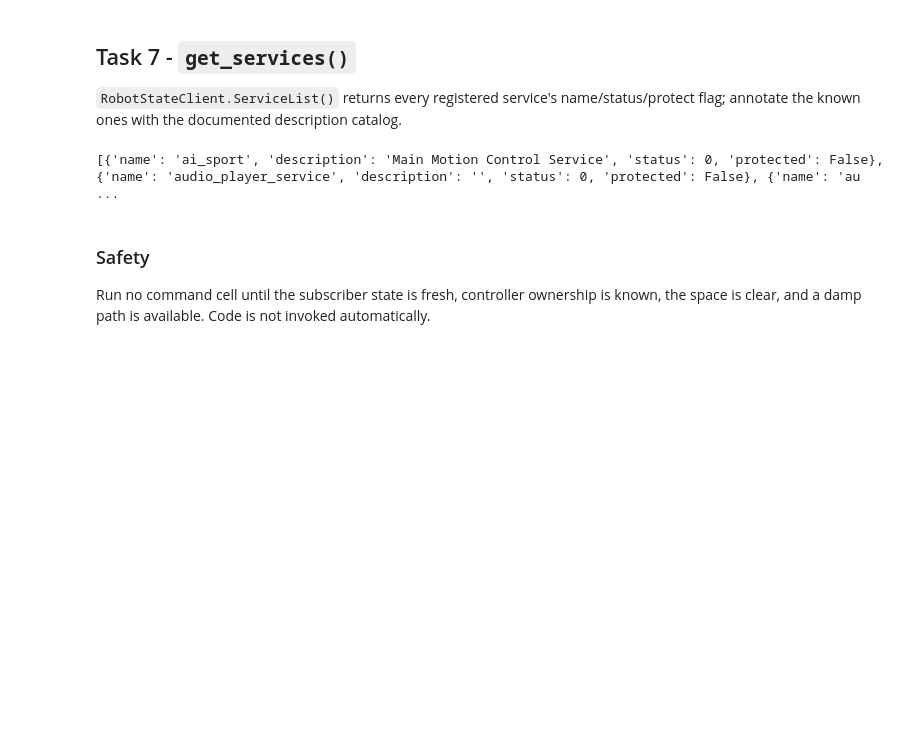
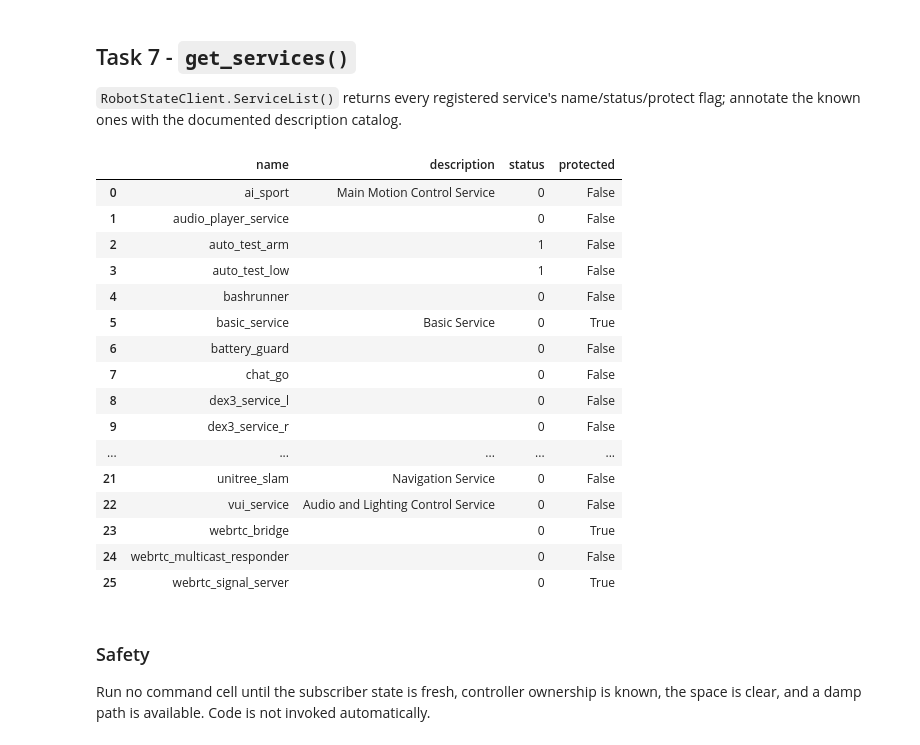
Before and after one commit to AhmedGalaiEF/ef_ws, a Jupyter notebook: g1/academy/solved/task4_robot_state_observation.ipynb, the cells around one changed output. Saved outputs shown, nothing was run; the diff lists cells and outputs as text; code cells hidden in the pictures; blank space fills up the shorter version.

```diff
--- a/g1/academy/solved/task4_robot_state_observation.ipynb
+++ b/g1/academy/solved/task4_robot_state_observation.ipynb
@@ -4,7 +4,13 @@
 ## Introduction
 This task builds the dictionary-based state readers described in `notes.txt` section 2: `get_lowstate`, `get_odommodestate`, `get_battery`, `get_slam_info`, `get_occupancygrid`, `get_rgbd`, and `get_services`. Each one wraps a native subscriber or SDK client and normalizes the result into a plain dictionary, so higher-level tasks never touch raw DDS message layouts directly. This notebook is self-contained: it repeats the `ensure_channel_factory`/`Latest` helpers from Task 2 so it can run on its own.
 # %%
+import json
 import time
+
+import numpy as np
+import pandas as pd
+import matplotlib.pyplot as plt
+from IPython.display import display
 from unitree_sdk2py.core.channel import ChannelFactoryInitialize, ChannelSubscriber
 from unitree_sdk2py.idl.unitree_hg.msg.dds_ import LowState_
 
@@ -23,6 +29,7 @@ ensure_channel_factory(0, "eth0")
 
 class Latest:
     def __init__(self, topic, message_type, queue_len=10):
+        self.topic = str(topic)
         self.message = None
         self.timestamp = 0.0
         self.subscriber = ChannelSubscriber(topic, message_type)
@@ -32,6 +39,39 @@ class Latest:
         self.timestamp = time.time()
     def fresh(self, max_age_s=0.5):
         return self.message is not None and time.time() - self.timestamp <= max_age_s
+
+def wait_for_latest(latest, timeout_s=3.0, max_age_s=1.0):
+    deadline = time.time() + max(0.0, float(timeout_s))
+    while time.time() < deadline:
+        if latest.fresh(max_age_s=max_age_s):
+            return latest.message
+        time.sleep(0.05)
+    return latest.message if latest.message is not None else None
+
+def status_frame(name, value=None):
+    return pd.DataFrame([{"name": name, "value": value, "status": "no data received"}])
+
+def normalize_record(record):
+    try:
+        normalizer = pd.json_normalize
+    except AttributeError:
+        try:
+            from pandas.io.json import json_normalize as normalizer
+        except ImportError:
+            normalizer = None
+    if normalizer is not None:
+        return normalizer(record)
+    return pd.DataFrame([record])
+
+def display_record(record, name="result"):
+    if record is None:
+        display(status_frame(name))
+    elif isinstance(record, list):
+        display(pd.DataFrame(record))
+    elif isinstance(record, dict):
+        display(normalize_record(record))
+    else:
+        display(pd.DataFrame([{"name": name, "value": record}]))
 # %% [markdown]
 ## Task 1 - `get_lowstate()`
 Joint positions/velocities/torques and IMU fields, read from the cached `rt/lowstate` message.
@@ -220,31 +390,47 @@ frame = get_rgbd()
 # %%
 try:
     from unitree_sdk2py.b2.robot_state.robot_state_client import RobotStateClient
 except ImportError:
     from unitree_sdk2py.go2.robot_state.robot_state_client import RobotStateClient
 
 robot_state_client = RobotStateClient()
 robot_state_client.SetTimeout(5.0)
 robot_state_client.Init()
 
 SERVICE_CATALOG = {
     "ai_sport": "Main Motion Control Service", "basic_service": "Basic Service",
     "g1_arm_example": "Upper Limb Motion Service", "vui_service": "Audio and Lighting Control Service",
     "unitree_slam": "Navigation Service",
 }
 
 def get_services():
     code, service_states = robot_state_client.ServiceList()
     if int(code) != 0:
         raise RuntimeError(f"ServiceList failed: {code}")
     return [
         {"name": s.name, "description": SERVICE_CATALOG.get(s.name, ""), "status": int(s.status), "protected": bool(s.protect)}
         for s in service_states
     ]
 
-print(get_services())
+display_record(get_services(), "services")
 # %% [output]
-[{'name': 'ai_sport', 'description': 'Main Motion Control Service', 'status': 0, 'protected': False}, {'name': 'audio_player_service', 'description': '', 'status': 0, 'protected': False}, {'name': 'au ...
+|  | name | description | status | protected |
+| 0 | ai_sport | Main Motion Control Service | 0 | False |
+| 1 | audio_player_service |  | 0 | False |
+| 2 | auto_test_arm |  | 1 | False |
+| 3 | auto_test_low |  | 1 | False |
+| 4 | bashrunner |  | 0 | False |
+| 5 | basic_service | Basic Service | 0 | True |
+| 6 | battery_guard |  | 0 | False |
+| 7 | chat_go |  | 0 | False |
+| 8 | dex3_service_l |  | 0 | False |
+| 9 | dex3_service_r |  | 0 | False |
+| ... | ... | ... | ... | ... |
+| 21 | unitree_slam | Navigation Service | 0 | False |
+| 22 | vui_service | Audio and Lighting Control Service | 0 | False |
+| 23 | webrtc_bridge |  | 0 | True |
+| 24 | webrtc_multicast_responder |  | 0 | False |
+| 25 | webrtc_signal_server |  | 0 | True |
 # %% [markdown]
 ### Safety
 Run no command cell until the subscriber state is fresh, controller ownership is known, the space is clear, and a damp path is available. Code is not invoked automatically.
```
Also changed, not shown: parts of 7 cells of this notebook, 5 other files.
